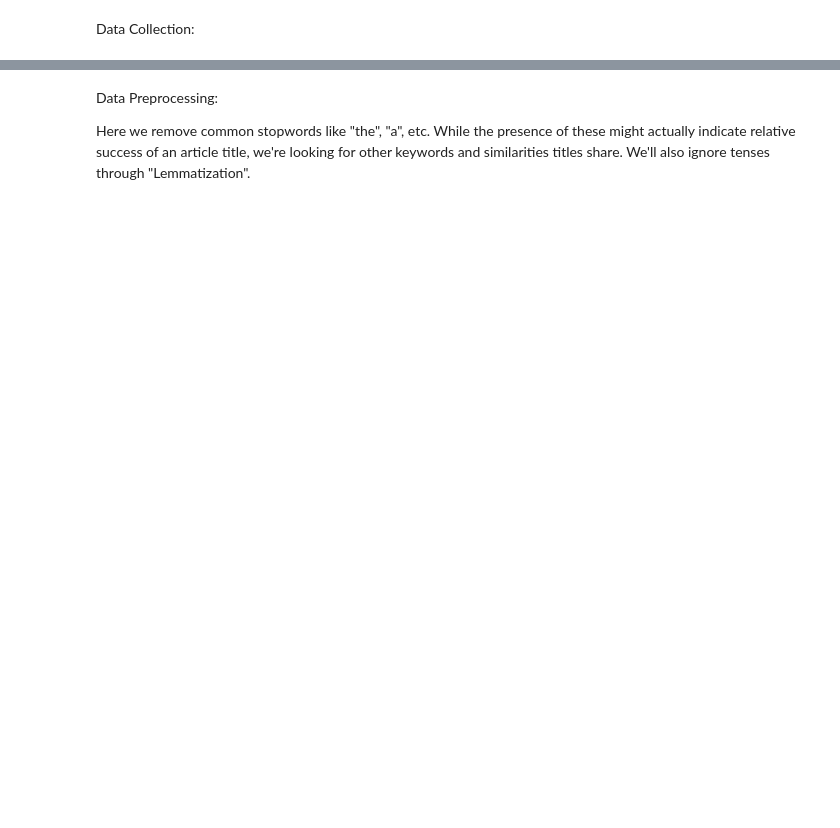
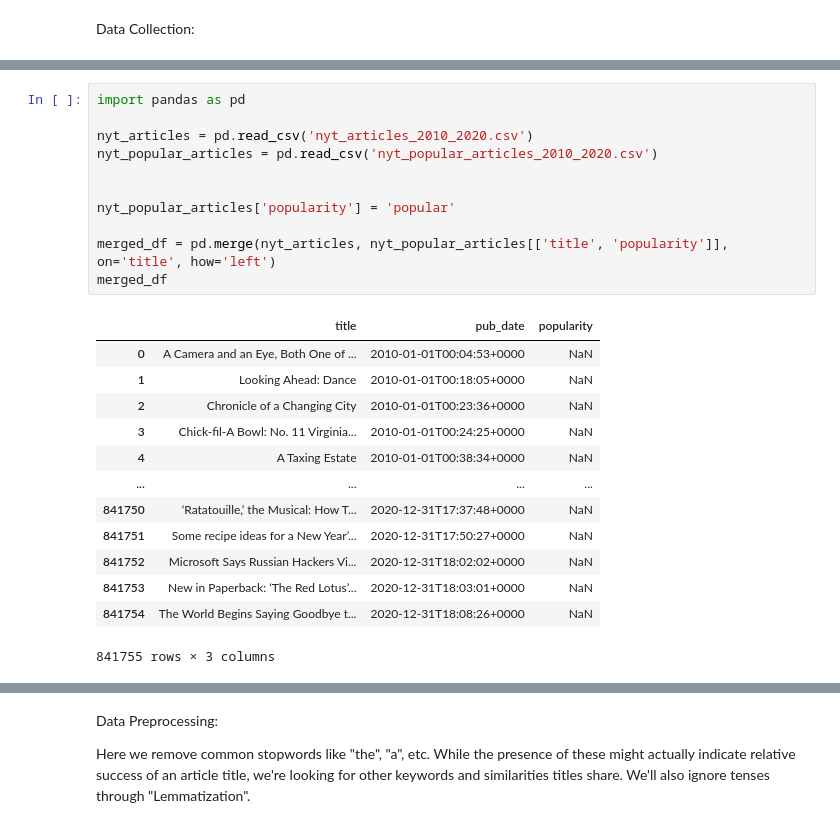
Before and after one commit to 8kevin24/articleTitleProject, a Jupyter notebook: project1.ipynb, the cells around one changed output, grey strips where cells are left out. Drawn from its saved outputs; the diff is of its cells as text; blank space fills up the shorter version.

```diff
--- a/project1.ipynb
+++ b/project1.ipynb
@@ -50,0 +140,25 @@ data = pd.read_csv('guardian_titles.csv')
+# %%
+import pandas as pd
+
+nyt_articles = pd.read_csv('nyt_articles_2010_2020.csv')
+nyt_popular_articles = pd.read_csv('nyt_popular_articles_2010_2020.csv')
+
+
+nyt_popular_articles['popularity'] = 'popular'
+
+merged_df = pd.merge(nyt_articles, nyt_popular_articles[['title', 'popularity']], on='title', how='left')
+merged_df
+# %% [output]
+|  | title | pub_date | popularity |
+| 0 | A Camera and an Eye, Both One of ... | 2010-01-01T00:04:53+0000 | NaN |
+| 1 | Looking Ahead: Dance | 2010-01-01T00:18:05+0000 | NaN |
+| 2 | Chronicle of a Changing City | 2010-01-01T00:23:36+0000 | NaN |
+| 3 | Chick-fil-A Bowl: No. 11 Virginia... | 2010-01-01T00:24:25+0000 | NaN |
+| 4 | A Taxing Estate | 2010-01-01T00:38:34+0000 | NaN |
+| ... | ... | ... | ... |
+| 841750 | ‘Ratatouille,’ the Musical: How T... | 2020-12-31T17:37:48+0000 | NaN |
+| 841751 | Some recipe ideas for a New Year’... | 2020-12-31T17:50:27+0000 | NaN |
+| 841752 | Microsoft Says Russian Hackers Vi... | 2020-12-31T18:02:02+0000 | NaN |
+| 841753 | New in Paperback: ‘The Red Lotus’... | 2020-12-31T18:03:01+0000 | NaN |
+| 841754 | The World Begins Saying Goodbye t... | 2020-12-31T18:08:26+0000 | NaN |
+841755 rows × 3 columns
```
Also changed, not shown: parts of 9 cells of this notebook, 4 other files.
